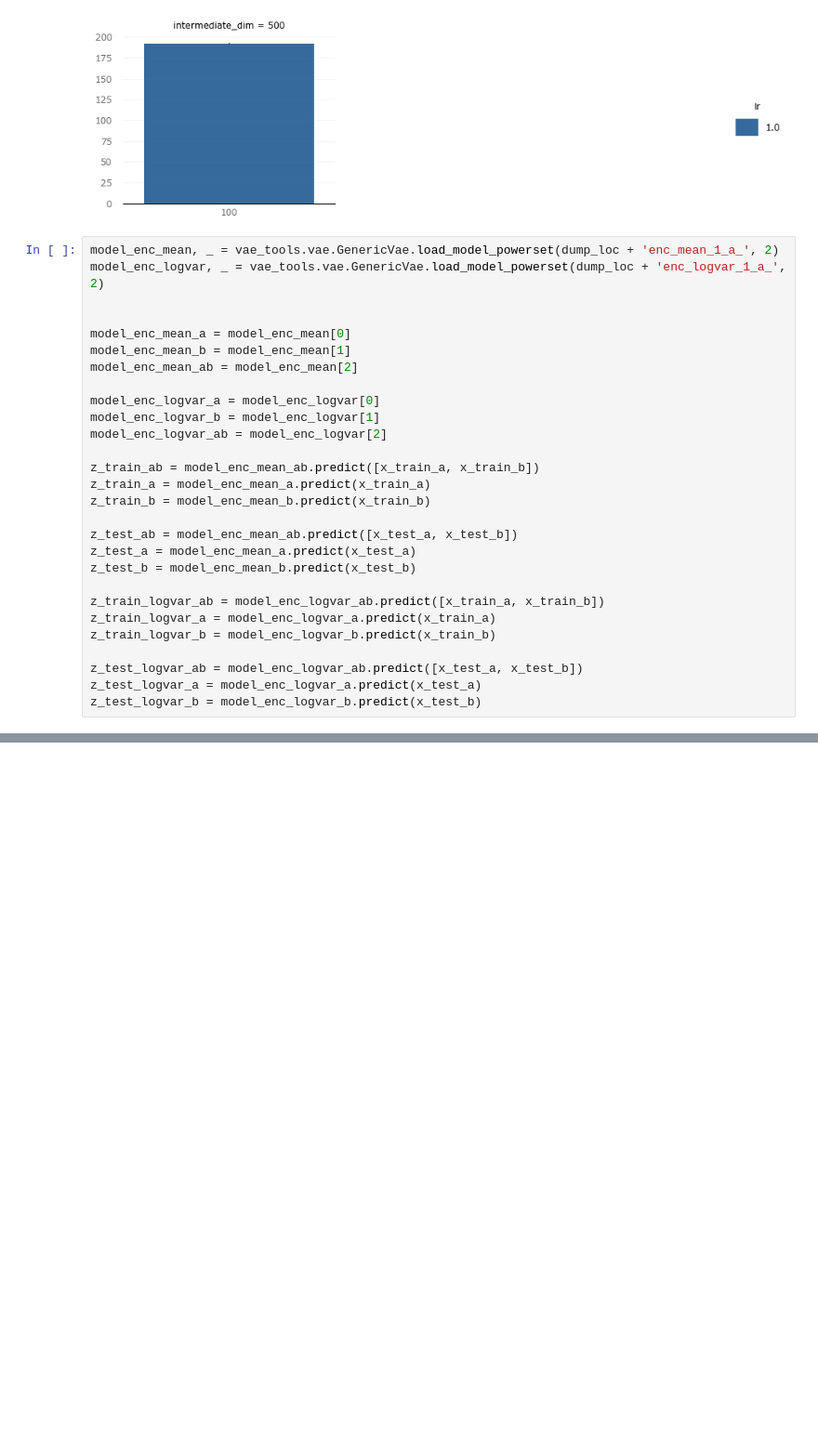
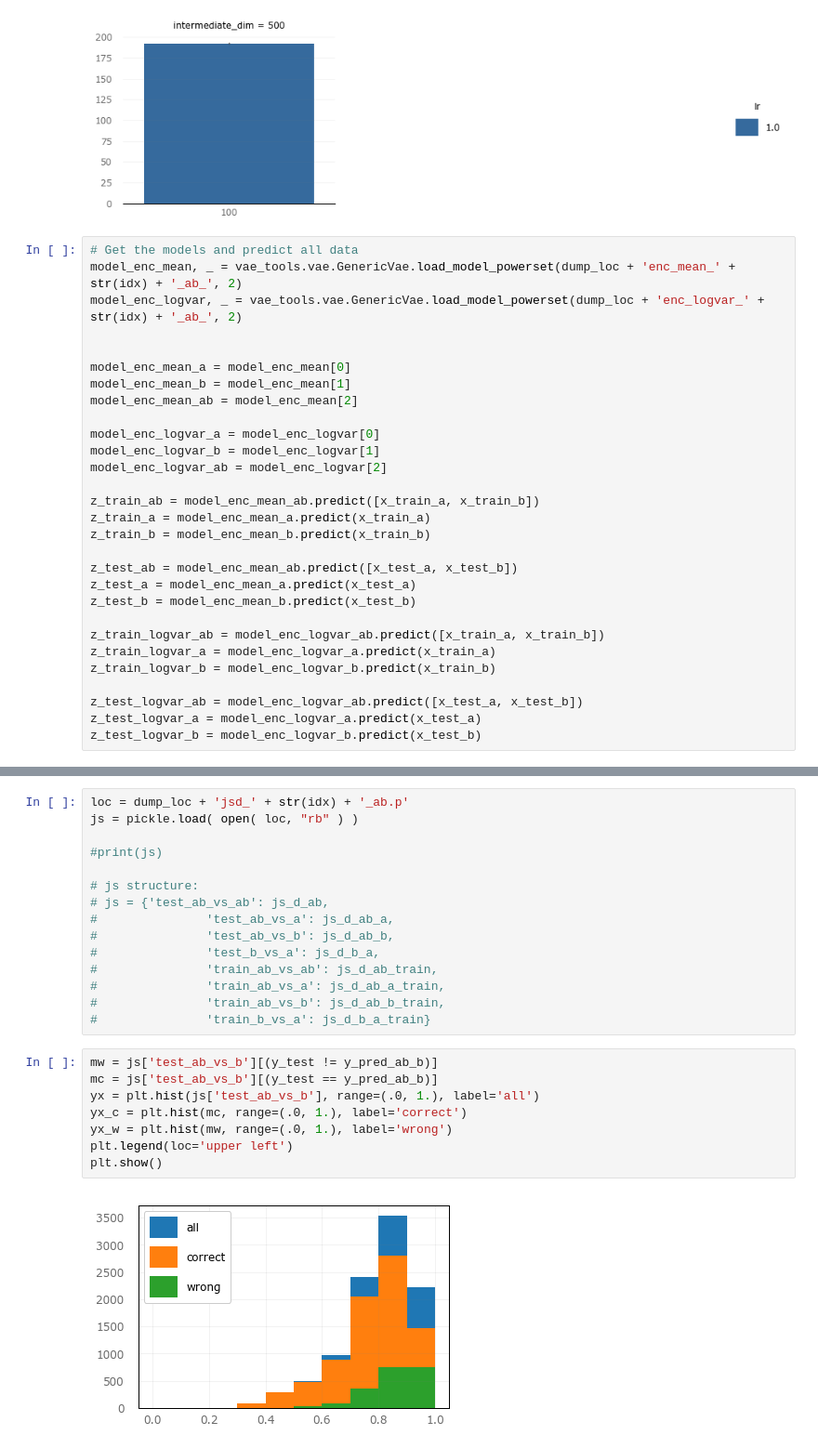
Before and after one commit to tik0/vae_tools, a Jupyter notebook: examples/mmvae_mnist_split/mmvae_mnist_split_eval.ipynb, the cells around one changed output, grey strips where cells are left out. Shown at 93% size. Cells and saved outputs as stored; diff of their text form; blank space fills up the shorter version.

```diff
--- a/examples/mmvae_mnist_split/mmvae_mnist_split_eval.ipynb
+++ b/examples/mmvae_mnist_split/mmvae_mnist_split_eval.ipynb
@@ -228,8 +105,9 @@ astetik.bargrid(df, x='batch_size', y=h_prefix + 'val_loss', hue='lr', col='inte
 [figure]
 [figure]
 # %%
-model_enc_mean, _ = vae_tools.vae.GenericVae.load_model_powerset(dump_loc + 'enc_mean_1_a_', 2)
-model_enc_logvar, _ = vae_tools.vae.GenericVae.load_model_powerset(dump_loc + 'enc_logvar_1_a_', 2)
+# Get the models and predict all data
+model_enc_mean, _ = vae_tools.vae.GenericVae.load_model_powerset(dump_loc + 'enc_mean_' + str(idx) + '_ab_', 2)
+model_enc_logvar, _ = vae_tools.vae.GenericVae.load_model_powerset(dump_loc + 'enc_logvar_' + str(idx) + '_ab_', 2)
 
 
 model_enc_mean_a = model_enc_mean[0]
@@ -517,0 +268,25 @@ y_train
+# %%
+loc = dump_loc + 'jsd_' + str(idx) + '_ab.p'
+js = pickle.load( open( loc, "rb" ) )
+
+#print(js)
+
+# js structure:
+# js = {'test_ab_vs_ab': js_d_ab,
+#               'test_ab_vs_a': js_d_ab_a,
+#               'test_ab_vs_b': js_d_ab_b,
+#               'test_b_vs_a': js_d_b_a,
+#               'train_ab_vs_ab': js_d_ab_train,
+#               'train_ab_vs_a': js_d_ab_a_train,
+#               'train_ab_vs_b': js_d_ab_b_train,
+#               'train_b_vs_a': js_d_b_a_train}
+# %%
+mw = js['test_ab_vs_b'][(y_test != y_pred_ab_b)]
+mc = js['test_ab_vs_b'][(y_test == y_pred_ab_b)]
+yx = plt.hist(js['test_ab_vs_b'], range=(.0, 1.), label='all')
+yx_c = plt.hist(mc, range=(.0, 1.), label='correct')
+yx_w = plt.hist(mw, range=(.0, 1.), label='wrong')
+plt.legend(loc='upper left')
+plt.show()
+# %% [output]
+[figure, added]
```
Also changed, not shown: parts of 28 cells of this notebook.
